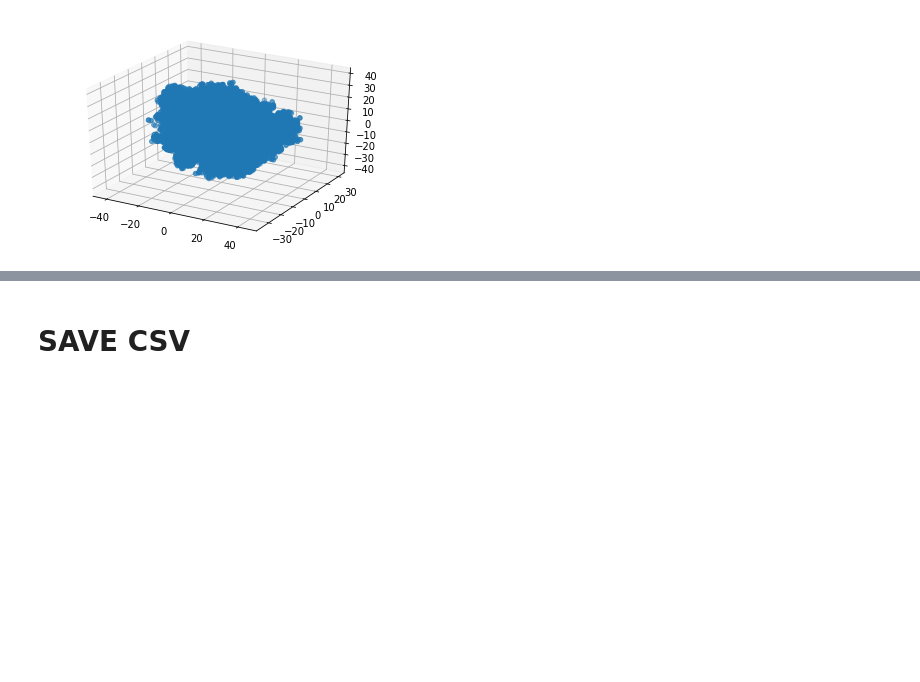
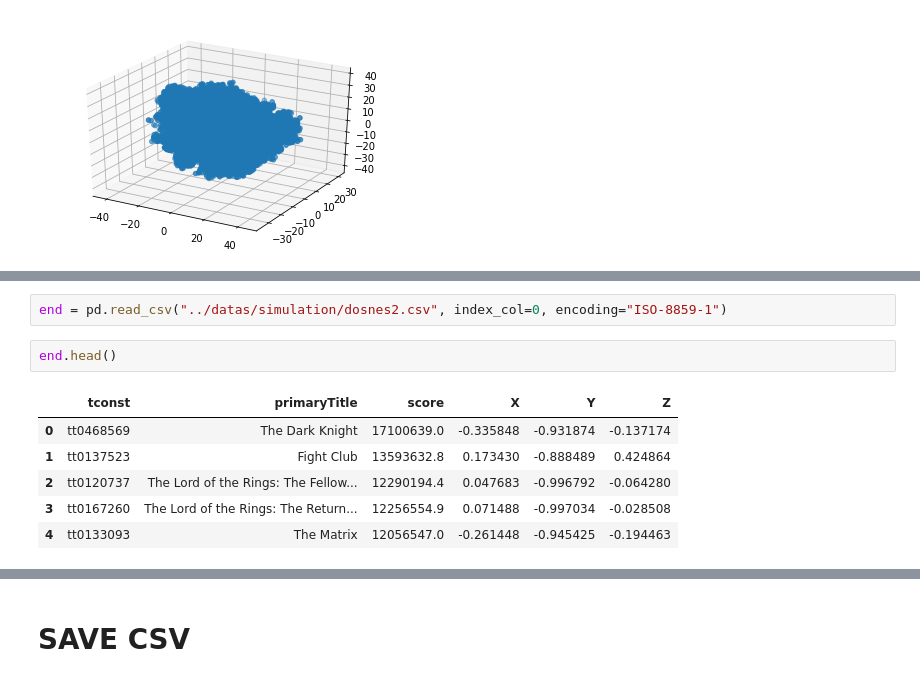
Before and after one commit to Coni63/webGL-movie, a Jupyter notebook: model/Model.ipynb, the cells around one changed output, grey strips where cells are left out. Drawn from its saved outputs; the diff is of its cells as text; blank space fills up the shorter version.

```diff
--- a/model/Model.ipynb
+++ b/model/Model.ipynb
@@ -297,0 +344,11 @@ plt.show()
+# %%
+end = pd.read_csv("../datas/simulation/dosnes2.csv", index_col=0, encoding="ISO-8859-1")
+# %%
+end.head()
+# %% [output]
+|  | tconst | primaryTitle | score | X | Y | Z |
+| 0 | tt0468569 | The Dark Knight | 17100639.0 | -0.335848 | -0.931874 | -0.137174 |
+| 1 | tt0137523 | Fight Club | 13593632.8 | 0.173430 | -0.888489 | 0.424864 |
+| 2 | tt0120737 | The Lord of the Rings: The Fellow... | 12290194.4 | 0.047683 | -0.996792 | -0.064280 |
+| 3 | tt0167260 | The Lord of the Rings: The Return... | 12256554.9 | 0.071488 | -0.997034 | -0.028508 |
+| 4 | tt0133093 | The Matrix | 12056547.0 | -0.261448 | -0.945425 | -0.194463 |
```
Also changed, not shown: parts of 27 cells of this notebook, 7 other files.
